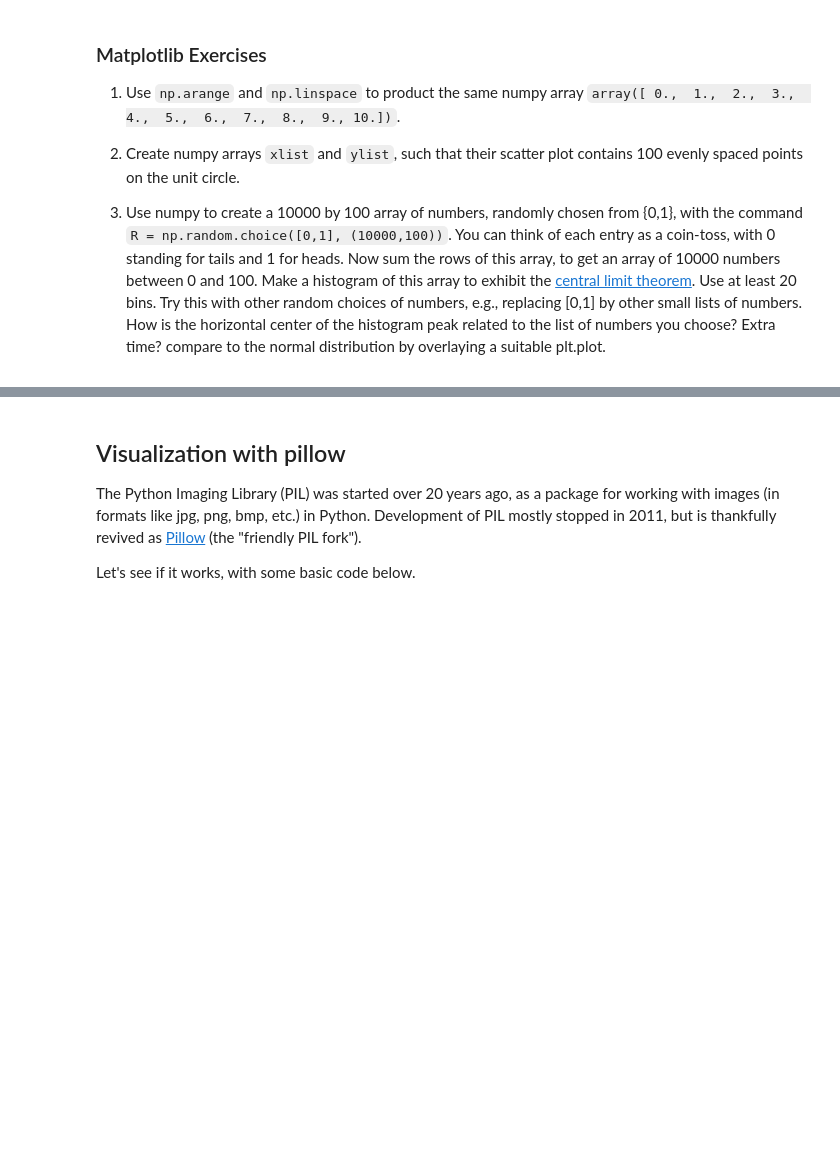
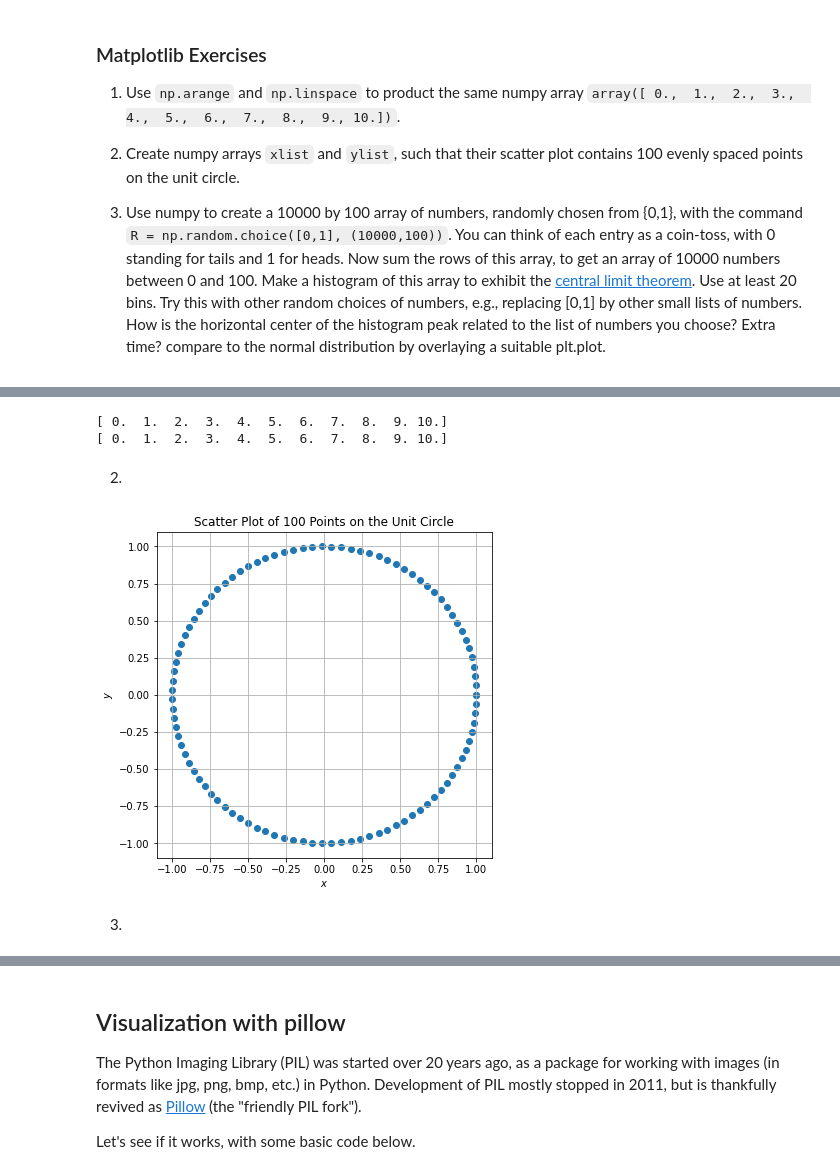
Before and after one commit to victoriacochran/MATH-152, a Jupyter notebook: P4M_Notebook_4.ipynb, the cells around one changed output, grey strips where cells are left out. Cells and saved outputs as stored; diff of their text form; code cells hidden in the pictures; blank space fills up the shorter version.

```diff
--- a/P4M_Notebook_4.ipynb
+++ b/P4M_Notebook_4.ipynb
@@ -1009,0 +1066,11 @@ The command `np.linspace(start, stop, length)` creates a numpy array that begins
+# %%
+array_1 = np.arange(0., 11., 1)
+print(array_1)
+
+array_2 = np.linspace(0, 10, 11)
+print(array_2)
+# %% [output]
+[ 0.  1.  2.  3.  4.  5.  6.  7.  8.  9. 10.]
+[ 0.  1.  2.  3.  4.  5.  6.  7.  8.  9. 10.]
+# %% [markdown]
+2.
@@ -1009,0 +1079,17 @@ The command `np.linspace(start, stop, length)` creates a numpy array that begins
+# %%
+angle = np.linspace(0, 2*np.pi, 100)
+
+xlist = np.cos(angle)
+ylist = np.sin(angle)
+# %%
+plt.figure(figsize=(6, 6))
+plt.scatter(xlist, ylist)
+plt.grid()
+plt.title("Scatter Plot of 100 Points on the Unit Circle")
+plt.xlabel("$x$")
+plt.ylabel("$y$")
+plt.show()
+# %% [output]
+[figure, added]
+# %% [markdown]
+3.
```
Also changed, not shown: parts of 24 cells of this notebook.
